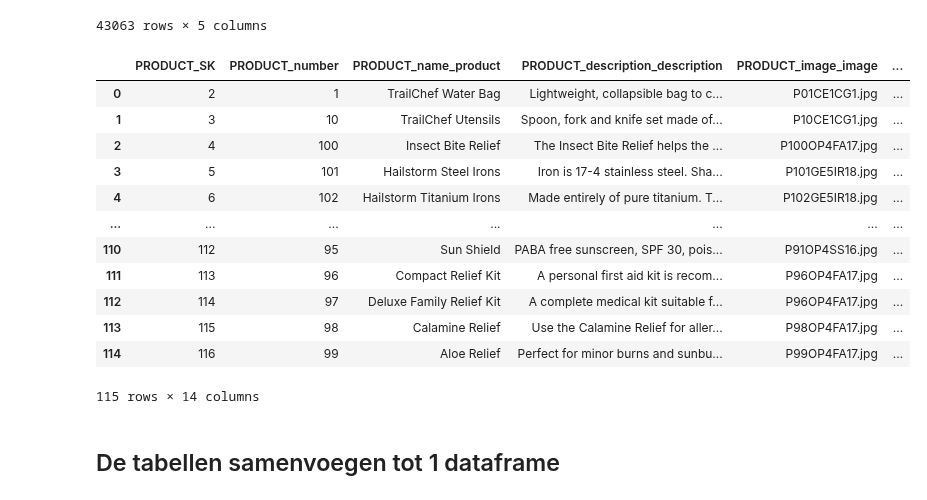
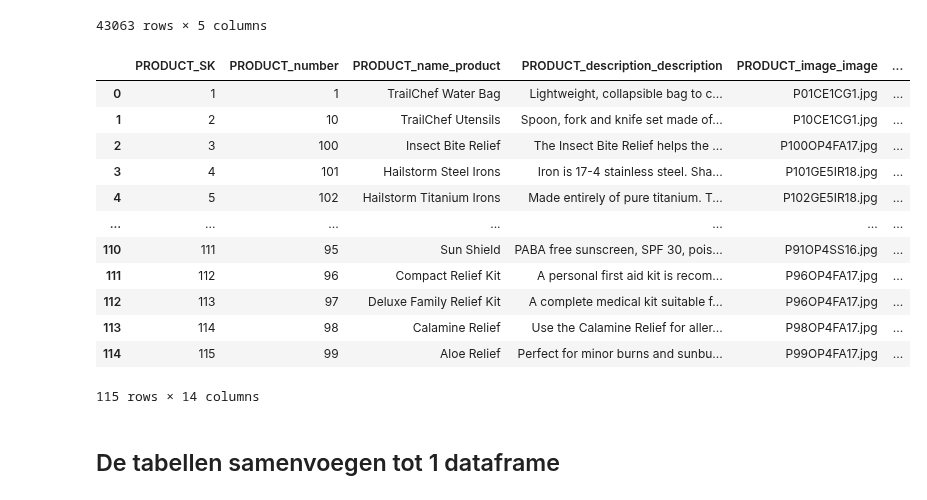
Before and after one commit to Nrojt/SE4-DEDS-Pyhton-opdrachten, a Jupyter notebook: week 8/8.1/Practicum_8.1.ipynb, the cells around one changed output. Cells and saved outputs as stored; diff of their text form; code cells hidden in the pictures.

```diff
--- a/week 8/8.1/Practicum_8.1.ipynb
+++ b/week 8/8.1/Practicum_8.1.ipynb
@@ -139,30 +139,30 @@ unit
 | 43062 | 43063 | 43063 | 16.1000 | 22.5400 | 22.5400 |
 43063 rows × 5 columns
 # %%
-product_query = "SELECT * FROM Product"
+product_query = "SELECT * FROM Product WHERE CURRENT_VALUE = 1"
 
 product_result = export_cursor.execute(product_query)
 product_fetch = product_result.fetchall()
 product_columns = [column[0] for column in product_result.description]
 product = pd.DataFrame.from_records(product_fetch, columns=product_columns)
 
 # dropping current value and last updated columns
 product = product.drop(columns=['CURRENT_VALUE', 'LAST_UPDATED'])
 
 product
 # %% [output]
 |  | PRODUCT_SK | PRODUCT_number | PRODUCT_name_product | PRODUCT_description_description | PRODUCT_image_image | ... |
-| 0 | 2 | 1 | TrailChef Water Bag | Lightweight, collapsible bag to c... | P01CE1CG1.jpg | ... |
-| 1 | 3 | 10 | TrailChef Utensils | Spoon, fork and knife set made of... | P10CE1CG1.jpg | ... |
-| 2 | 4 | 100 | Insect Bite Relief | The Insect Bite Relief helps the ... | P100OP4FA17.jpg | ... |
-| 3 | 5 | 101 | Hailstorm Steel Irons | Iron is 17-4 stainless steel. Sha... | P101GE5IR18.jpg | ... |
-| 4 | 6 | 102 | Hailstorm Titanium Irons | Made entirely of pure titanium. T... | P102GE5IR18.jpg | ... |
+| 0 | 1 | 1 | TrailChef Water Bag | Lightweight, collapsible bag to c... | P01CE1CG1.jpg | ... |
+| 1 | 2 | 10 | TrailChef Utensils | Spoon, fork and knife set made of... | P10CE1CG1.jpg | ... |
+| 2 | 3 | 100 | Insect Bite Relief | The Insect Bite Relief helps the ... | P100OP4FA17.jpg | ... |
+| 3 | 4 | 101 | Hailstorm Steel Irons | Iron is 17-4 stainless steel. Sha... | P101GE5IR18.jpg | ... |
+| 4 | 5 | 102 | Hailstorm Titanium Irons | Made entirely of pure titanium. T... | P102GE5IR18.jpg | ... |
 | ... | ... | ... | ... | ... | ... | ... |
-| 110 | 112 | 95 | Sun Shield | PABA free sunscreen, SPF 30, pois... | P91OP4SS16.jpg | ... |
-| 111 | 113 | 96 | Compact Relief Kit | A personal first aid kit is recom... | P96OP4FA17.jpg | ... |
-| 112 | 114 | 97 | Deluxe Family Relief Kit | A complete medical kit suitable f... | P96OP4FA17.jpg | ... |
-| 113 | 115 | 98 | Calamine Relief | Use the Calamine Relief for aller... | P98OP4FA17.jpg | ... |
-| 114 | 116 | 99 | Aloe Relief | Perfect for minor burns and sunbu... | P99OP4FA17.jpg | ... |
+| 110 | 111 | 95 | Sun Shield | PABA free sunscreen, SPF 30, pois... | P91OP4SS16.jpg | ... |
+| 111 | 112 | 96 | Compact Relief Kit | A personal first aid kit is recom... | P96OP4FA17.jpg | ... |
+| 112 | 113 | 97 | Deluxe Family Relief Kit | A complete medical kit suitable f... | P96OP4FA17.jpg | ... |
+| 113 | 114 | 98 | Calamine Relief | Use the Calamine Relief for aller... | P98OP4FA17.jpg | ... |
+| 114 | 115 | 99 | Aloe Relief | Perfect for minor burns and sunbu... | P99OP4FA17.jpg | ... |
 115 rows × 14 columns
 # %% [markdown]
 ## De tabellen samenvoegen tot 1 dataframe
```
Also changed, not shown: parts of 10 cells of this notebook, 1 other file.
